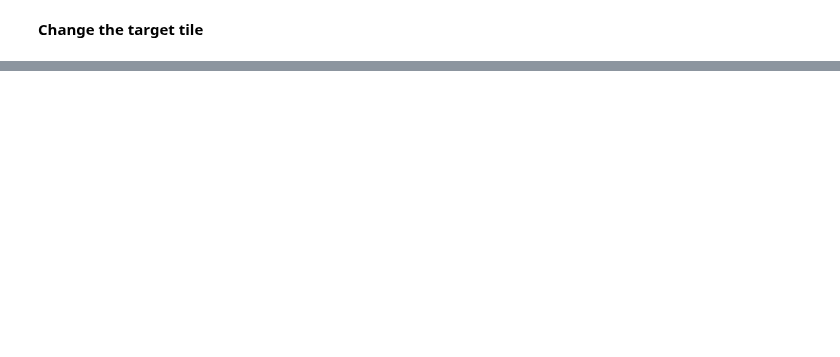
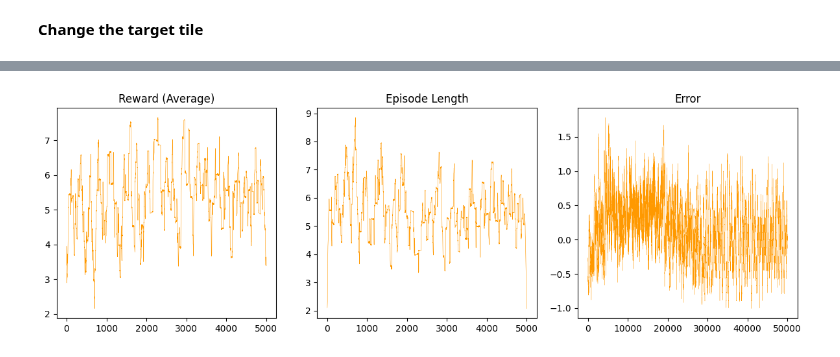
Before and after one commit to afflint/rlcoding, a Jupyter notebook: 2023-24/gymp/gymp/simplegrid.ipynb, the cells around one changed output, grey strips where cells are left out. Drawn from its saved outputs; the diff is of its cells as text; code cells hidden in the pictures; blank space fills up the shorter version.

```diff
--- a/2023-24/gymp/gymp/simplegrid.ipynb
+++ b/2023-24/gymp/gymp/simplegrid.ipynb
@@ -164,0 +167,23 @@ tensor([-46.1615, -13.3349,  -8.5537], dtype=torch.float64, requires_grad=True)
+# %%
+class GridAgent4(AgentVFA):
+    def x(self, state):
+        # add information about the manhattan distance from the target
+        m = np.abs(self.env.unwrapped.target[0] - state[0]) + np.abs(self.env.unwrapped.target[1] - state[1])
+        # introduce a feature that derives from the actual target
+        k = np.abs(self.env.unwrapped.target[0] - state[0]) + np.abs(self.env.unwrapped.target[1] - state[1])
+        features = np.array([1, state[0], state[1], k])
+        return torch.tensor(features, dtype=float, requires_grad=False)
+# %%
+learning_rate = 0.001
+n_episodes = 5_000
+start_epsilon = 1.0
+epsilon_decay = start_epsilon / (n_episodes / 2)  # reduce the exploration over time
+final_epsilon = 0.1
+
+env = gym.make('SimpleGrid-v0', size=16, target=(2, 2))
+env = gym.wrappers.RecordEpisodeStatistics(env, deque_size=n_episodes)
+
+agent_4 = GridAgent4(
+    n_features=4, environment=env, learning_rate=learning_rate, epsilon=start_epsilon,
+    epsilon_decay=epsilon_decay, final_epsilon=final_epsilon, gamma=1
+) # non discounted episode
@@ -164,0 +192,17 @@ tensor([-46.1615, -13.3349,  -8.5537], dtype=torch.float64, requires_grad=True)
+# %%
+w = 100
+rewards = conv(np.array(env.return_queue).flatten(), win=w)
+lengths = conv(np.array(env.length_queue).flatten(), win=w)
+error = conv(np.array(agent_4.training_error).flatten(), win=w)
+# %%
+fig, ax = plt.subplots(figsize=(12, 4), ncols=3)
+sns.lineplot(x=range(len(rewards)), y=rewards, ax=ax[0], c='#FF9900', linewidth=.4)
+ax[0].set_title('Reward (Average)')
+sns.lineplot(x=range(len(lengths)), y=lengths, ax=ax[1], c='#FF9900', linewidth=.4)
+ax[1].set_title('Episode Length')
+sns.lineplot(x=range(len(error)), y=error, ax=ax[2], c='#FF9900', linewidth=.2)
+ax[2].set_title('Error')
+plt.tight_layout()
+plt.show()
+# %% [output]
+[figure, added]
```
Also changed, not shown: parts of 26 cells of this notebook, 8 other files.
